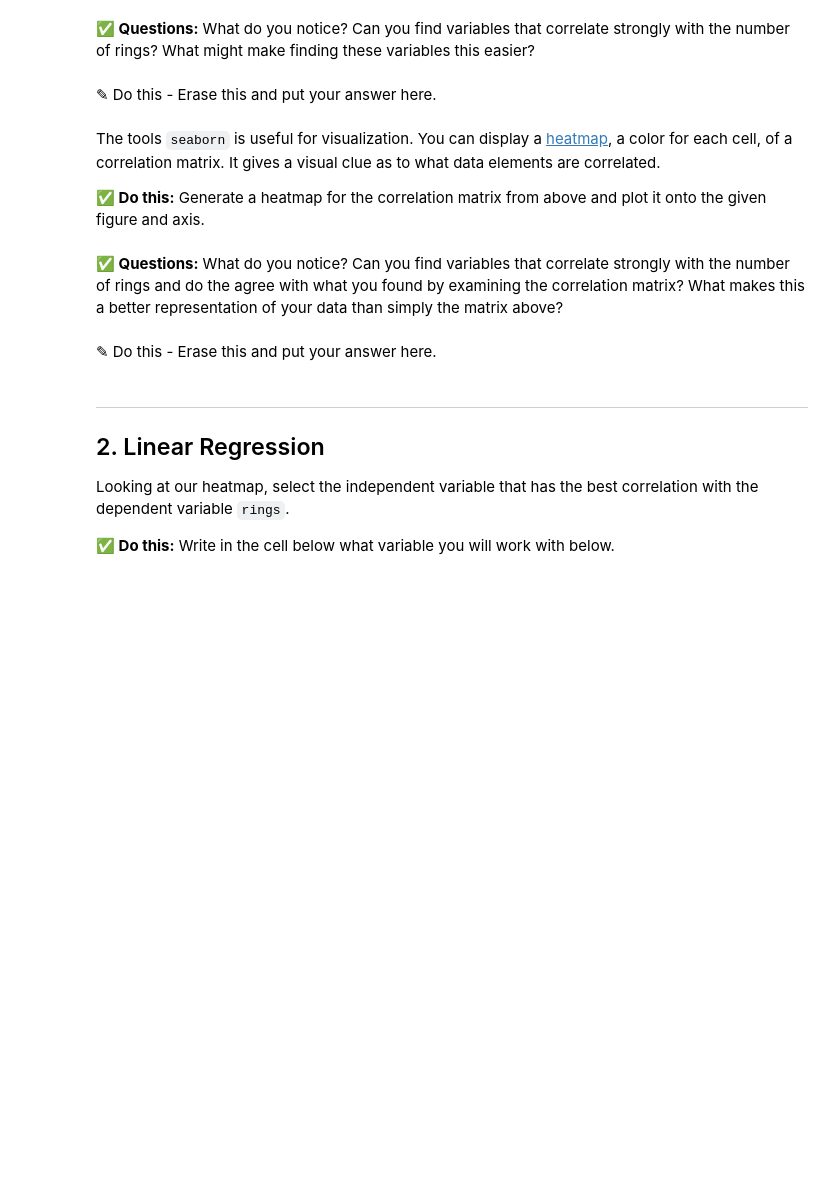
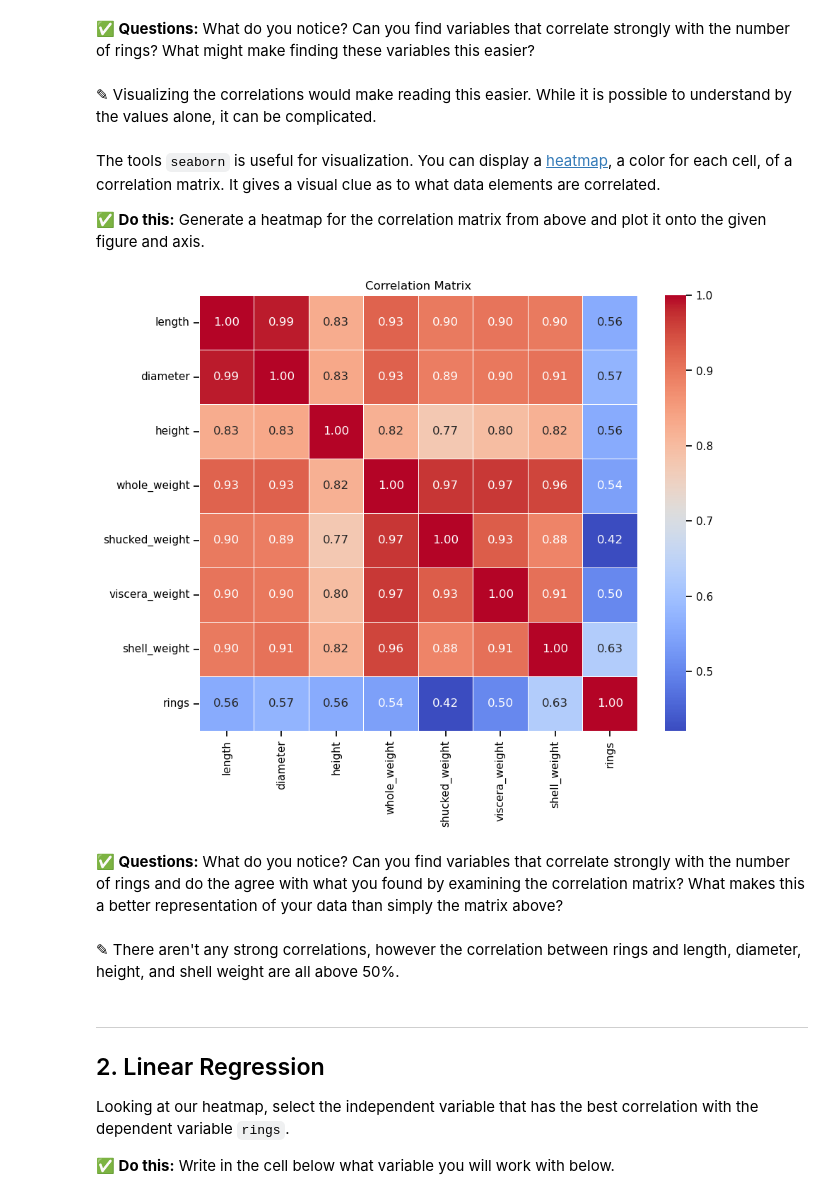
Before and after one commit to schererm/CMSE202-s24-turnin, a Jupyter notebook: Day-13/Day-13_In-Class-Regression-STUDENT.ipynb, the cells around one changed output. Saved outputs shown, nothing was run; the diff lists cells and outputs as text; code cells hidden in the pictures; blank space fills up the shorter version.

```diff
--- a/Day-13/Day-13_In-Class-Regression-STUDENT.ipynb
+++ b/Day-13/Day-13_In-Class-Regression-STUDENT.ipynb
@@ -95,0 +118,7 @@ The diagonal of the matrix is all ones since that the correlation of the column
+# %%
+# put your code here
+
+dataset = data.drop(columns=['sex']) #need to drop this since it was categorical
+correlation_matrix = dataset.corr()
+print("Correlation Matrix:")
+print(correlation_matrix)
@@ -96,7 +146,7 @@ The diagonal of the matrix is all ones since that the correlation of the column
 # %% [markdown]
 **&#9989; Questions:** What do you notice? Can you find variables that correlate strongly with the number of rings? What might make finding these variables this easier?
-# %% [markdown]
-<font size=+3>&#9998;</font> Do this - Erase this and put your answer here.
+# %% [markdown]
+<font size=+3>&#9998;</font> Visualizing the correlations would make reading this easier. While it is possible to understand by the values alone, it can be complicated.
 # %% [markdown]
 The tools `seaborn` is useful for visualization. You can display a [heatmap](https://seaborn.pydata.org/generated/seaborn.heatmap.html), a color for each cell, of a correlation matrix. It gives a visual clue as to what data elements are correlated.
 
@@ -107,7 +154,17 @@ fig, ax = plt.subplots(1,1, figsize = (10,10) )
+# %%
+#fig, ax = plt.subplots(1,1, figsize = (10,10) )
+# put your code here
+# Plot the correlation matrix as a heatmap
+plt.figure(figsize=(10, 8))
+sns.heatmap(correlation_matrix, annot=True, cmap='coolwarm', fmt=".2f", linewidths=0.5)
+plt.title('Correlation Matrix')
+plt.show()
+# %% [output]
+[figure, added]
 # %% [markdown]
 **&#9989; Questions:** What do you notice? Can you find variables that correlate strongly with the number of rings and do the agree with what you found by examining the correlation matrix? What makes this a better representation of your data than simply the matrix above?
-# %% [markdown]
-<font size=+3>&#9998;</font> Do this - Erase this and put your answer here.
+# %% [markdown]
+<font size=+3>&#9998;</font> There aren't any strong correlations, however the correlation between rings and length, diameter, height, and shell weight are all above 50%.
 # %% [markdown]
 ---
 <a id="regression"></a>
```
Also changed, not shown: parts of 19 cells of this notebook, 2 other files.
